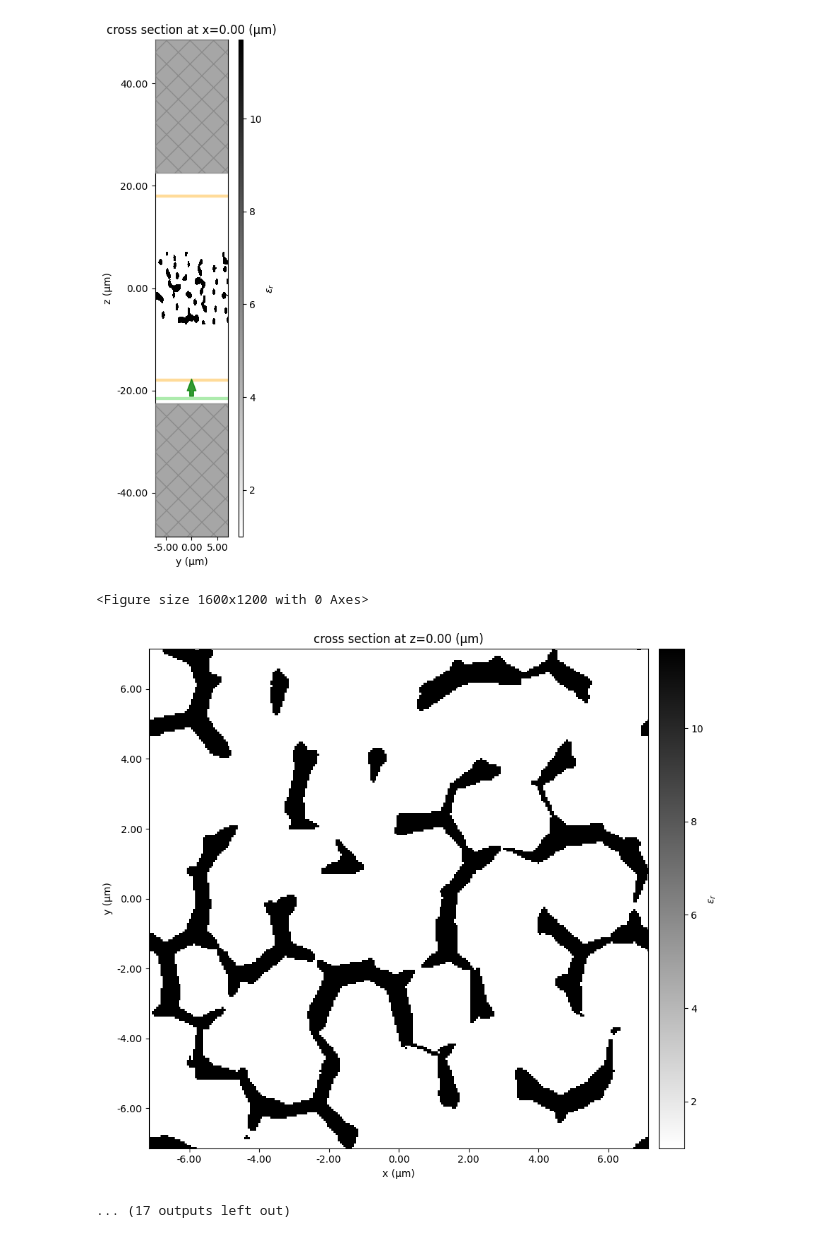
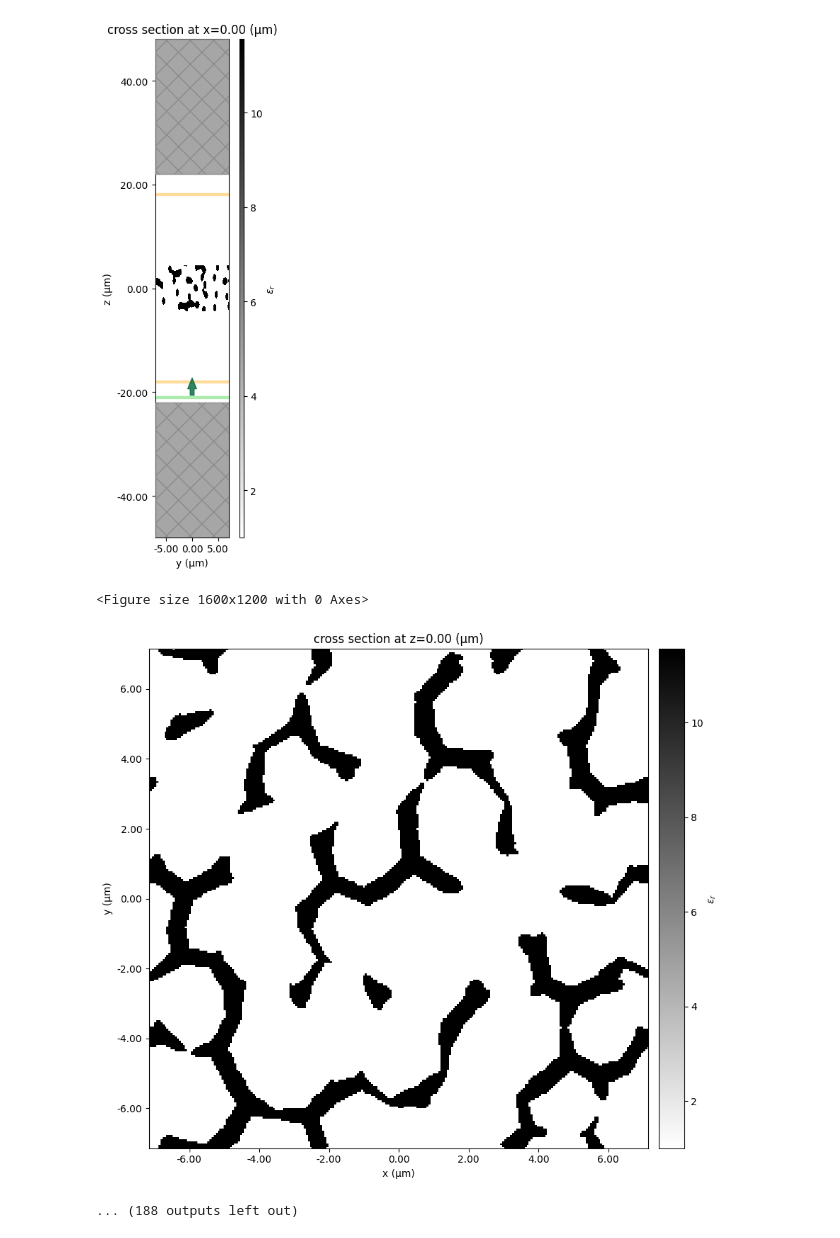
Before and after one commit to fhernandez93/LoadingPermittivityDistToSlabTransmission, a Jupyter notebook: Notebooks/LSU Project/20250908 Hollow Rods/20250821_numerical_experiment.ipynb, the cells around one changed output. Drawn from its saved outputs; the diff is of its cells as text; code cells hidden in the pictures.

Commit message:
Refactor code structure for improved readability and maintainability

```diff
--- a/Notebooks/LSU Project/20250908 Hollow Rods/20250821_numerical_experiment.ipynb
+++ b/Notebooks/LSU Project/20250908 Hollow Rods/20250821_numerical_experiment.ipynb
@@ -30,25 +30,28 @@ tidy3dAPI = os.environ["API_TIDY3D_KEY"]
 # %%
 lambdas = np.array([10,2.5])
 # %%
-folder_path = rf"H:\phd stuff\tidy3d\Notebooks\LSU Project\20250908 Hollow Rods\Structures"
-project_name = "202509010 Florescu LSU Transmission T(L) Hollow rods"
+folder_path = rf"H:\phd stuff\tidy3d\Notebooks\LSU Project\20250908 Hollow Rods\Structures\n_3.40\Schulz\AR Hole 2.5\ff_0p2172\ffh_0.225_cut_dist_corrected"
+project_name = "20260416 LSU Transmission Hollow rods n_3.4 Schulz Dist ff_0p2172 ffh_0.225"
 postprocess_results = []
 runtime_ps = 25e-12
 min_steps_per_lambda = 20
 # cuts = [0.07,0.1,0.2,0.25,0.3,0.4,0.5,0.6,0.7,0.8,0.9,1,1.2,1.3,1.5,1.7]
-cuts=[1]
+# cuts=np.array([7,8,9,10,11])/11.44
+cuts=np.array([7,9,12])/11.44
 h5_bg = None
-ref = True
+ref = False
 for direction in ["z"]:
     for dirpath, dirnames, filenames in os.walk(folder_path):
+        print(f"Processing directory: {dirpath}")
         try:
             n_value = float(re.search(r'n_([+-]?\d+(?:\.\d+)?)', dirpath).group(1))
             for filename in filenames:
-                if filename=="n_3.42_ff_0.20_mean_minor_rad_0.27_aspec_2.53.h5":
-                    continue
+                print(filename)
                 if filename.endswith(".h5"):
                     ff = float(re.search(r'ffr_([+-]?\d+(?:\.\d+)?)', filename).group(1))
                     ffh = float(re.search(r'ffh_([+-]?\d+(?:\.\d+)?)', filename).group(1))
+                    z = float(re.search(r'z_([+-]?\d+(?:\.\d+)?)', filename).group(1))
+
                     for cut in cuts:
                         if not (Path(filename).suffix==".h5" or Path(filename).suffix==".stl"):
                             continue
@@ -58,16 +61,27 @@ for direction in ["z"]:
                                                             ,direction=direction, lambda_range=lambdas,
                                                             box_size=14.3,runtime_ps=runtime_ps,min_steps_per_lambda=min_steps_per_lambda,
                                                            scaling=1,shuoff_condtion=1e-20, verbose=True,
-                                                           monitors=["flux"], flux_monitor_position=18,cell_size_manual=45,
+                                                           monitors=["flux"], flux_monitor_position=18,cell_size_manual=44,
                                                            freqs=400,
                                                            cut_condition=cut, source="planewave", absorbers=130, use_permittivity=False,sim_name=rf"{Path(filename).stem}_size_{cut}" + (rf"_bg_{h5_bg}" if h5_bg else ""),h5_bg=h5_bg,
                                                            )
                             folder_desc = rf"H:\phd stuff\tidy3d\data\{project_name}\n_{n_value:.2f}"
                             os.makedirs(folder_desc, exist_ok=True)
-                            sim_name=rf"LSU_ffr_{ff}_size_{cut}_n_{n_value:.2f}_ffh_{ffh:.4f}"
+                            sim_name=rf"LSU_ffr_{ff}_size_{cut}_n_{n_value:.2f}_ffh_{ffh:.4f}_z_{z:.4f}"
+
                             if os.path.exists(os.path.join(folder_desc, sim_name+".txt")):
                                 print("Exist!")
                             else:
+                                if ref:
+                                 sim0=(structure_1.sim).copy(update={"structures":[]})
+                                 id0 =web.upload(sim0, folder_name=project_name,task_name=sim_name+"_0", verbose=True)
+                                 web.start(task_id = id0)
+                                 web.monitor(task_id=id0,verbose=True)
+                                 with open(os.path.join(folder_desc, "reference.txt"), "w") as file:
+                                    # Write the string to the file
+                                    file.write('\n'+id0)
+                                 ref=False
+
                                 id =web.upload(structure_1.sim, folder_name=project_name,task_name=sim_name, verbose=True)
                                 structure_1.plot_sim_layout()
                                 ids = '\n' + id
@@ -77,9 +91,6 @@ for direction in ["z"]:
                                 web.start(task_id = id)
                                 web.monitor(task_id=id,verbose=True)
                             del structure_1
-                            # structure_1.estimate_cost()
-                            # raise(Exception)
-
 
         except Exception as e:
             print(f"Error processing {dirpath}: {e}")
@@ -104,8 +116,8 @@ Configured successfully.
                                  depends on task execution details. Use
                                  'web.real_cost(task_id)' to get the billed
                                  FlexCredit cost after a simulation run.
 <Figure size 1280x960 with 0 Axes>
-[figure, old version]
+[figure, new version]
 <Figure size 1600x1200 with 0 Axes>
-[figure, old version]
+[figure, new version]
-... (17 outputs left out)
+... (188 outputs left out)
```
Also changed, not shown: parts of 1 cell of this notebook, 24 other files.
